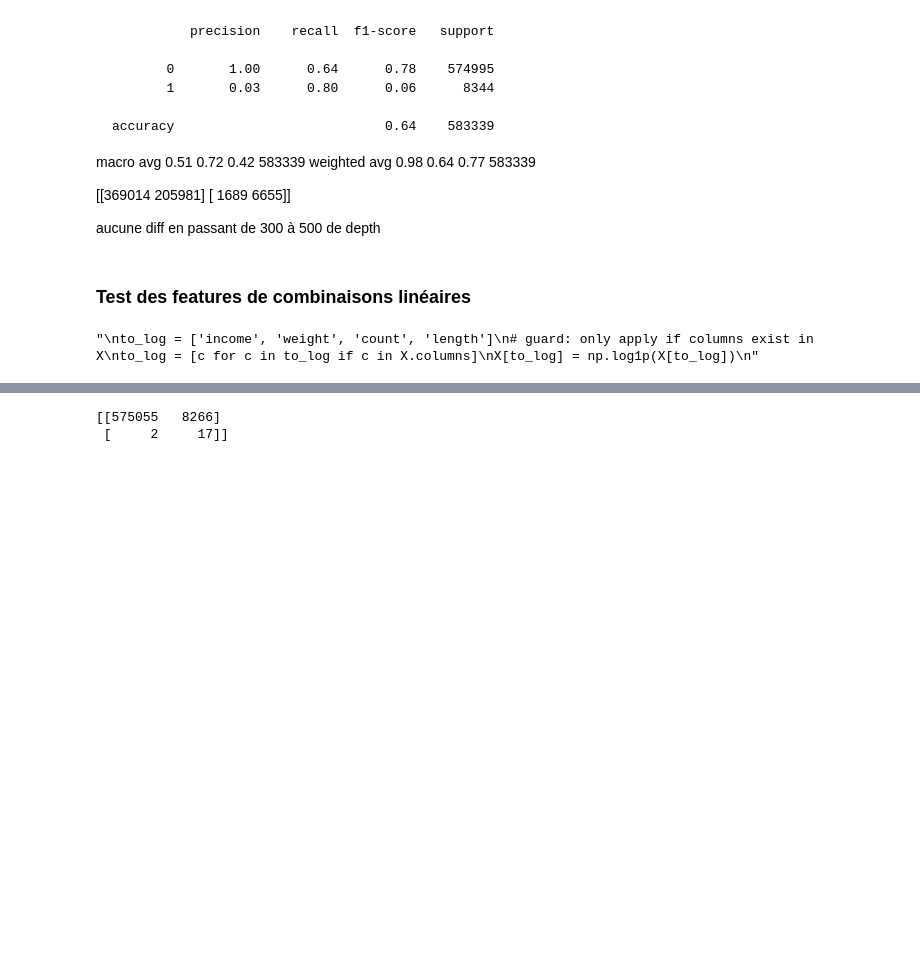
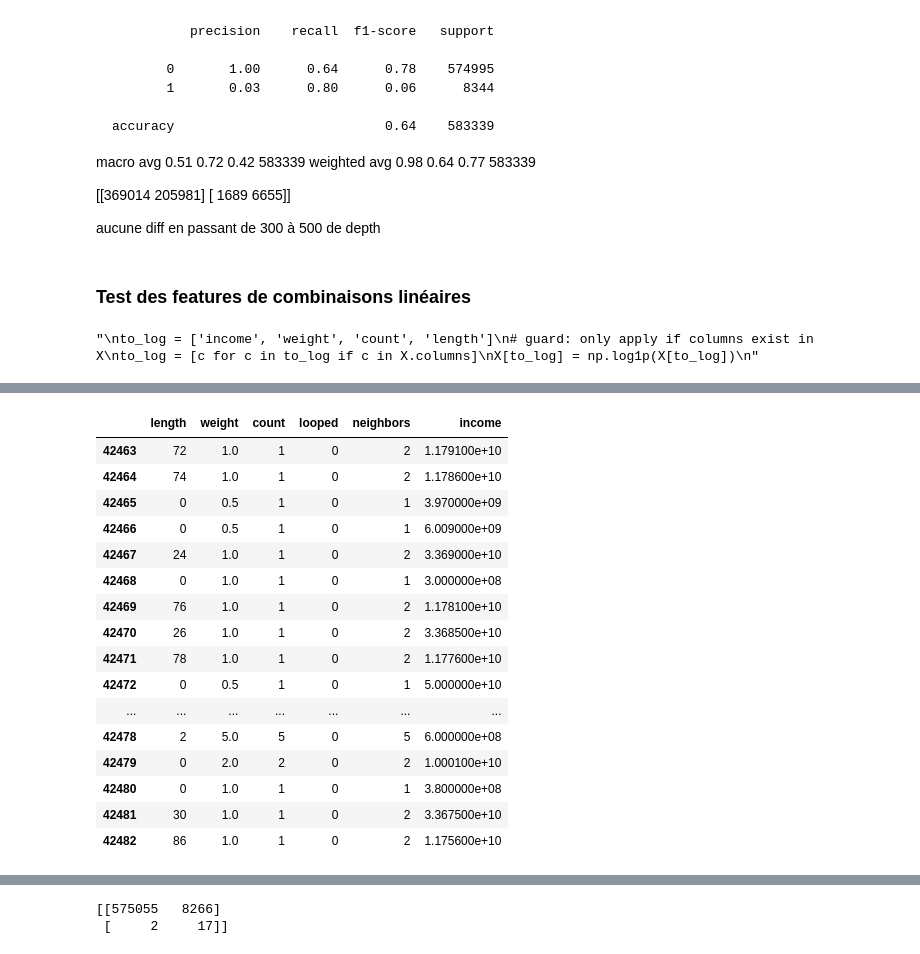
Before and after one commit to Tkletudiant/BE_ML, a Jupyter notebook: BE.ipynb, the cells around one changed output, grey strips where cells are left out. Cells and saved outputs as stored; diff of their text form; code cells hidden in the pictures; blank space fills up the shorter version.

```diff
--- a/BE.ipynb
+++ b/BE.ipynb
@@ -184,6 +181,11 @@ print(f"Nombre d'erreurs (faux positifs) : {erreur_vrai.sum()}")
 ## Data Engineering
 # %% [markdown]
 ### Tests right-skewedness
+# %%
+X_attack = df[features][y == 1].copy()
+y_attack = df['y'][y == 1].values
+X_clean = df[features][y == 0].copy()
+y_clean = df['y'][y == 0].values
 # %%
 import seaborn as sns
 import matplotlib.pyplot as plt
@@ -287,3 +321,23 @@ X[to_log] = np.log1p(X[to_log])
+# %%
+X_clean[1050:1070]
+# %% [output]
+|  | length | weight | count | looped | neighbors | income |
+| 42463 | 72 | 1.0 | 1 | 0 | 2 | 1.179100e+10 |
+| 42464 | 74 | 1.0 | 1 | 0 | 2 | 1.178600e+10 |
+| 42465 | 0 | 0.5 | 1 | 0 | 1 | 3.970000e+09 |
+| 42466 | 0 | 0.5 | 1 | 0 | 1 | 6.009000e+09 |
+| 42467 | 24 | 1.0 | 1 | 0 | 2 | 3.369000e+10 |
+| 42468 | 0 | 1.0 | 1 | 0 | 1 | 3.000000e+08 |
+| 42469 | 76 | 1.0 | 1 | 0 | 2 | 1.178100e+10 |
+| 42470 | 26 | 1.0 | 1 | 0 | 2 | 3.368500e+10 |
+| 42471 | 78 | 1.0 | 1 | 0 | 2 | 1.177600e+10 |
+| 42472 | 0 | 0.5 | 1 | 0 | 1 | 5.000000e+10 |
+| ... | ... | ... | ... | ... | ... | ... |
+| 42478 | 2 | 5.0 | 5 | 0 | 5 | 6.000000e+08 |
+| 42479 | 0 | 2.0 | 2 | 0 | 2 | 1.000100e+10 |
+| 42480 | 0 | 1.0 | 1 | 0 | 1 | 3.800000e+08 |
+| 42481 | 30 | 1.0 | 1 | 0 | 2 | 3.367500e+10 |
+| 42482 | 86 | 1.0 | 1 | 0 | 2 | 1.175600e+10 |
 # %%
 # Sample 80% for training, 20% for testing
 X_attack_train = X_attack.sample(frac=0.8, random_state=42)
```
Also changed, not shown: parts of 21 cells of this notebook, 1 other file.
